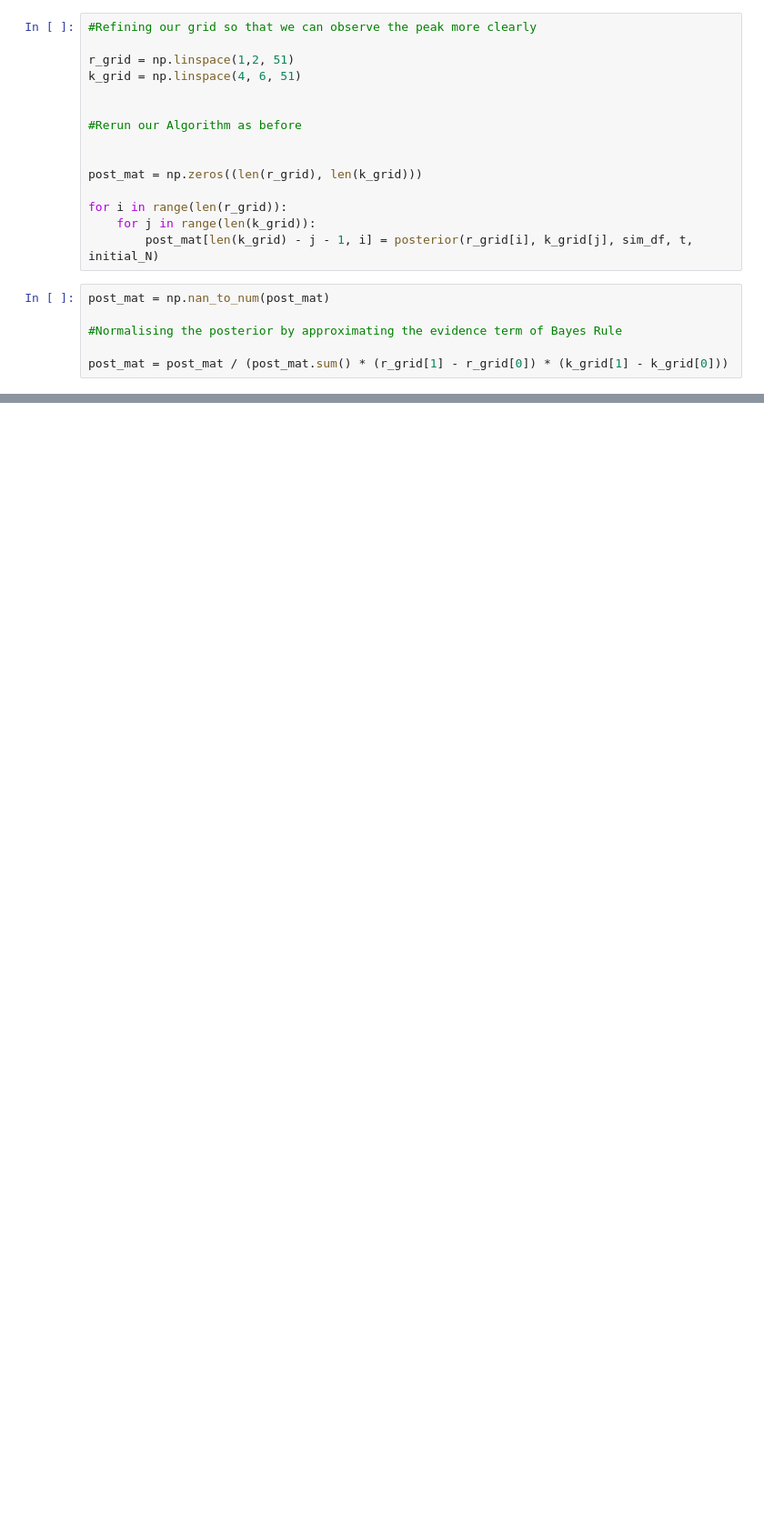
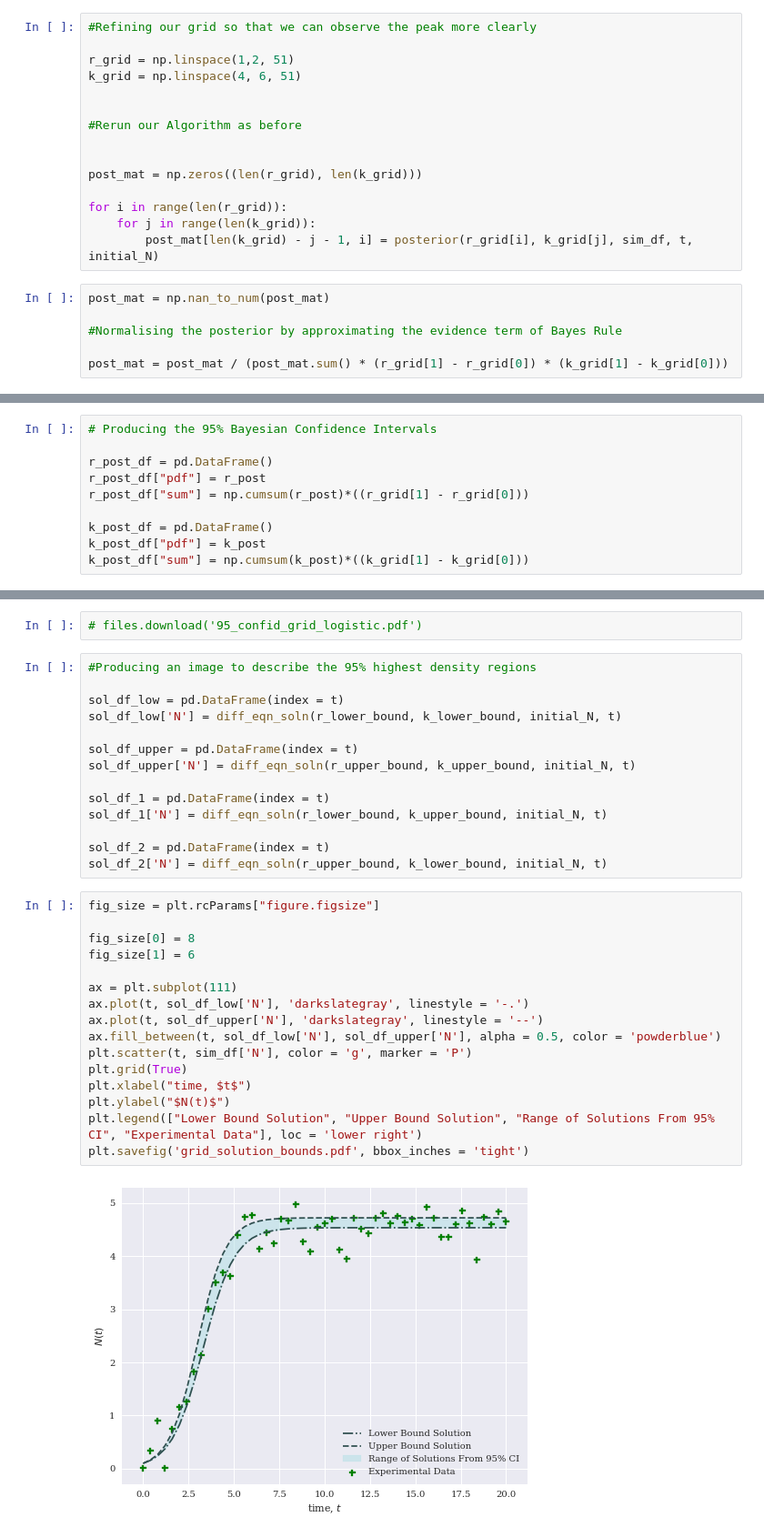
Before and after one commit to thomasarmstrong98/ODE_statistical_inference, a Jupyter notebook: two_param_logitic_grid_approx.ipynb, the cells around one changed output, grey strips where cells are left out. Shown at 91% size. Saved outputs shown, nothing was run; the diff lists cells and outputs as text; blank space fills up the shorter version.

```diff
--- a/two_param_logitic_grid_approx.ipynb
+++ b/two_param_logitic_grid_approx.ipynb
@@ -329,0 +447,10 @@ Text(0.5, 0, '$p(r, K \\mid y)$')
+# %%
+# Producing the 95% Bayesian Confidence Intervals
+
+r_post_df = pd.DataFrame()
+r_post_df["pdf"] = r_post
+r_post_df["sum"] = np.cumsum(r_post)*((r_grid[1] - r_grid[0]))
+
+k_post_df = pd.DataFrame()
+k_post_df["pdf"] = k_post
+k_post_df["sum"] = np.cumsum(k_post)*((k_grid[1] - k_grid[0]))
@@ -329,0 +507,34 @@ Text(0.5, 0, '$p(r, K \\mid y)$')
+# %%
+# files.download('95_confid_grid_logistic.pdf')
+# %%
+#Producing an image to describe the 95% highest density regions
+
+sol_df_low = pd.DataFrame(index = t)
+sol_df_low['N'] = diff_eqn_soln(r_lower_bound, k_lower_bound, initial_N, t)
+
+sol_df_upper = pd.DataFrame(index = t)
+sol_df_upper['N'] = diff_eqn_soln(r_upper_bound, k_upper_bound, initial_N, t)
+
+sol_df_1 = pd.DataFrame(index = t)
+sol_df_1['N'] = diff_eqn_soln(r_lower_bound, k_upper_bound, initial_N, t)
+
+sol_df_2 = pd.DataFrame(index = t)
+sol_df_2['N'] = diff_eqn_soln(r_upper_bound, k_lower_bound, initial_N, t)
+# %%
+fig_size = plt.rcParams["figure.figsize"]
+
+fig_size[0] = 8
+fig_size[1] = 6
+
+ax = plt.subplot(111)
+ax.plot(t, sol_df_low['N'], 'darkslategray', linestyle = '-.')
+ax.plot(t, sol_df_upper['N'], 'darkslategray', linestyle = '--')
+ax.fill_between(t, sol_df_low['N'], sol_df_upper['N'], alpha = 0.5, color = 'powderblue')
+plt.scatter(t, sim_df['N'], color = 'g', marker = 'P')
+plt.grid(True)
+plt.xlabel("time, $t$")
+plt.ylabel("$N(t)$")
+plt.legend(["Lower Bound Solution", "Upper Bound Solution", "Range of Solutions From 95% CI", "Experimental Data"], loc = 'lower right')
+plt.savefig('grid_solution_bounds.pdf', bbox_inches = 'tight')
+# %% [output]
+[figure, added]
```
Also changed, not shown: parts of 26 cells of this notebook.
